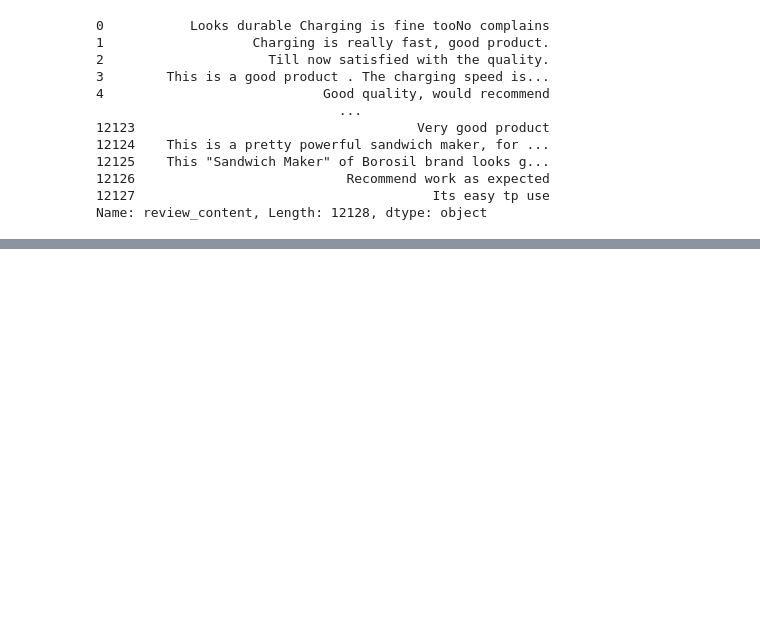
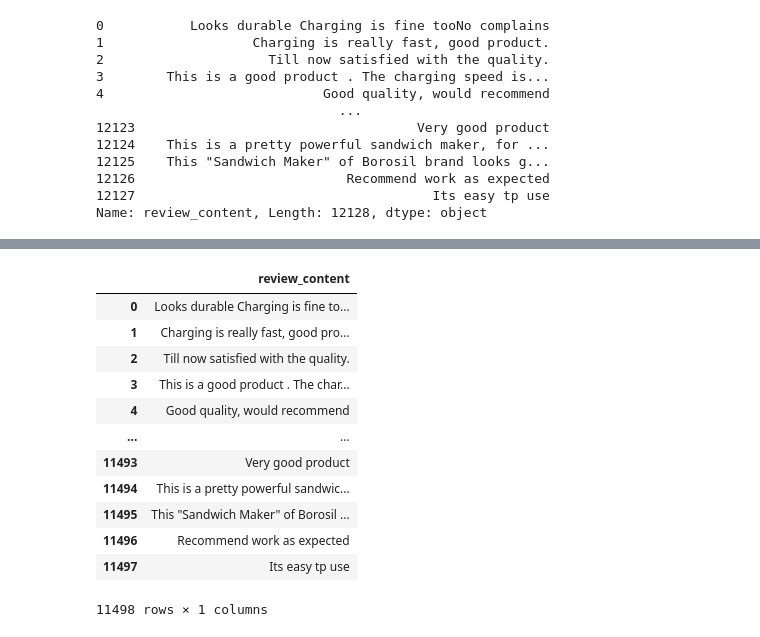
Before and after one commit to wxteh/amazon-customer-review-analysis, a Jupyter notebook: notebooks/arthurmollett-clean-data.ipynb, the cells around one changed output, grey strips where cells are left out. Saved outputs shown, nothing was run; the diff lists cells and outputs as text; code cells hidden in the pictures; blank space fills up the shorter version.

Commit message:
made review content smaller by fixing translations, removing blank strings added during splitting, removing urls from review content

```diff
--- a/notebooks/arthurmollett-clean-data.ipynb
+++ b/notebooks/arthurmollett-clean-data.ipynb
@@ -711,3 +730,13 @@ def translate_if_hindi(text):
+# %%
+def translate_if_hindi(text):
+    try:
+        if detect(text) == 'hi':
+            translated_text = translate_text(text)
+            return translated_text
+    except Exception as e:
+        print(e)
+        print(text)
+    return text
 # %%
 import time
 # %%
@@ -757,0 +784,3 @@ review_content_clean_translated
+# %%
+review_content_clean = review_content_clean[~review_content_clean["review_content"].str.contains("https:")]
+review_content_clean
@@ -757,0 +801,3 @@ review_content_clean_translated
+# %%
+review_content_clean = review_content_clean[~review_content_clean["review_content"].eq("")]
+review_content_clean
@@ -757,0 +818,18 @@ review_content_clean_translated
+# %%
+review_content_clean = review_content_clean.reset_index(drop=True)
+# %%
+review_content_clean
+# %% [output]
+|  | review_content |
+| 0 | Looks durable Charging is fine to... |
+| 1 | Charging is really fast, good pro... |
+| 2 | Till now satisfied with the quality. |
+| 3 | This is a good product . The char... |
+| 4 | Good quality, would recommend |
+| ... | ... |
+| 11493 | Very good product |
+| 11494 | This is a pretty powerful sandwic... |
+| 11495 | This "Sandwich Maker" of Borosil ... |
+| 11496 | Recommend work as expected |
+| 11497 | Its easy tp use |
+11498 rows × 1 columns
```
Also changed, not shown: parts of 13 cells of this notebook.
